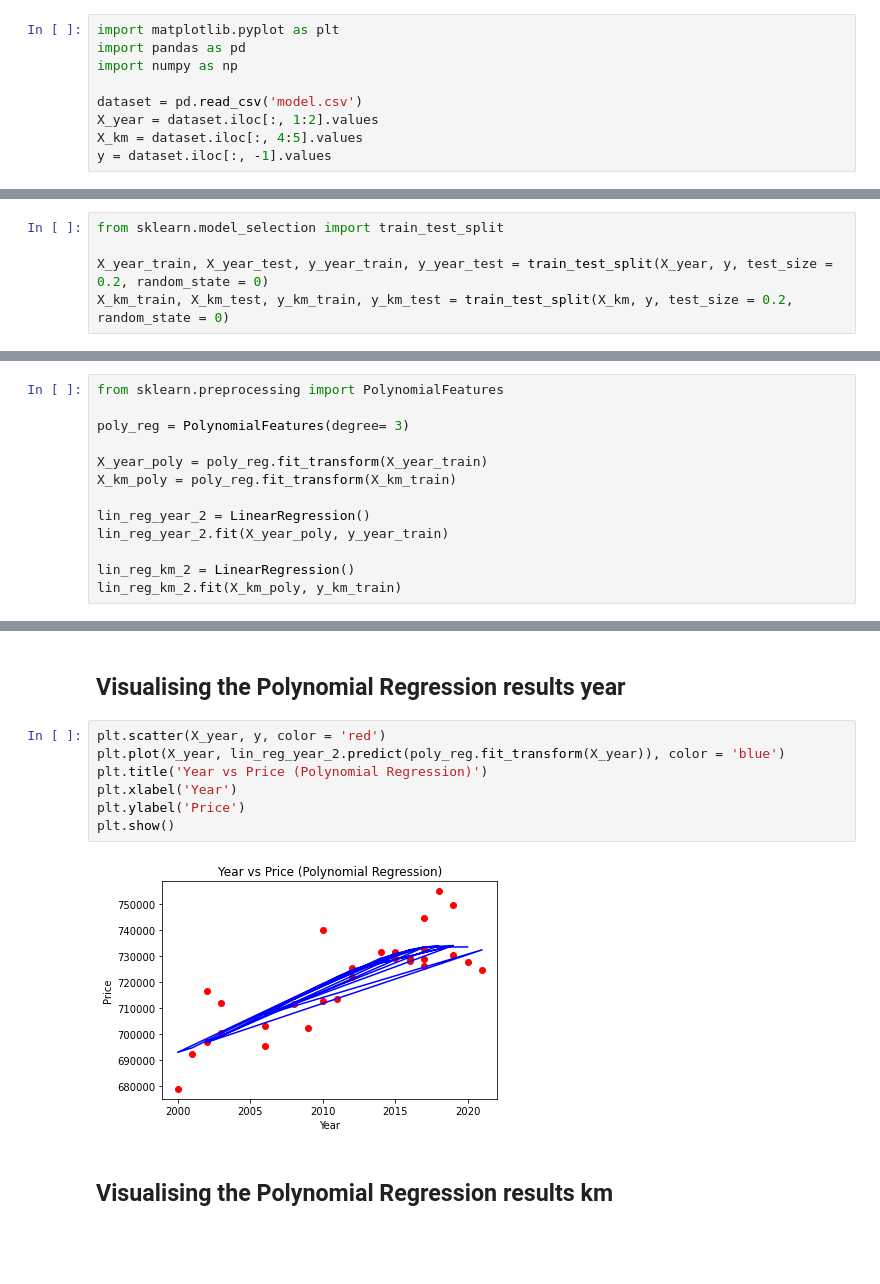
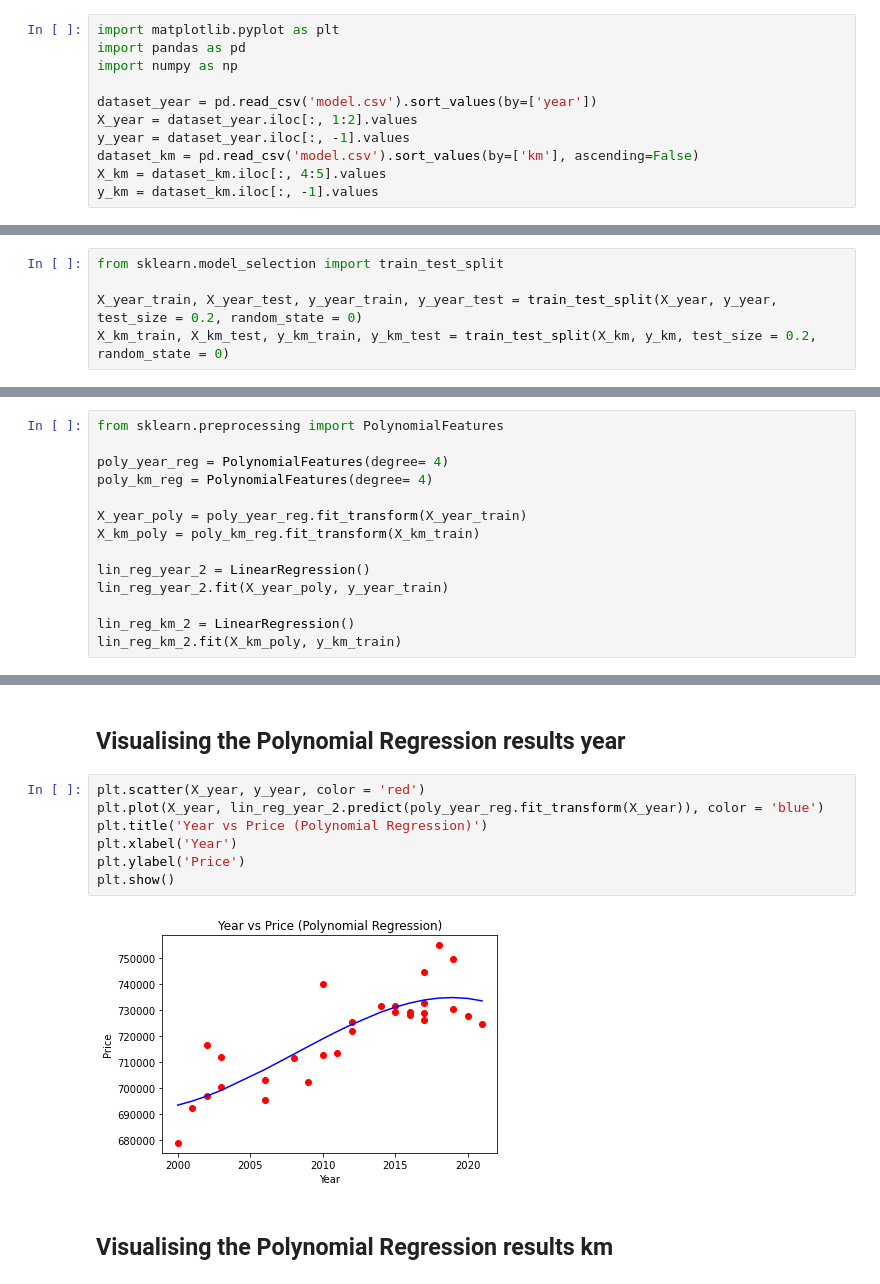
Before and after one commit to Paepke-cph/PythonProject, a Jupyter notebook: machine_learning/src/Polynomial_vs_LinearRegression.ipynb, the cells around one changed output, grey strips where cells are left out. Drawn from its saved outputs; the diff is of its cells as text; blank space fills up the shorter version.

Commit message:
fixed polynomial regression with sorting the dataset

```diff
--- a/machine_learning/src/Polynomial_vs_LinearRegression.ipynb
+++ b/machine_learning/src/Polynomial_vs_LinearRegression.ipynb
@@ -7,17 +7,19 @@ import matplotlib.pyplot as plt
 import pandas as pd
 import numpy as np
 
-dataset = pd.read_csv('model.csv')
-X_year = dataset.iloc[:, 1:2].values
-X_km = dataset.iloc[:, 4:5].values
-y = dataset.iloc[:, -1].values
+dataset_year = pd.read_csv('model.csv').sort_values(by=['year'])
+X_year = dataset_year.iloc[:, 1:2].values
+y_year = dataset_year.iloc[:, -1].values
+dataset_km = pd.read_csv('model.csv').sort_values(by=['km'], ascending=False)
+X_km = dataset_km.iloc[:, 4:5].values
+y_km = dataset_km.iloc[:, -1].values
 # %% [markdown]
 ## Splitting up the dataset for training
 # %%
 from sklearn.model_selection import train_test_split
 
-X_year_train, X_year_test, y_year_train, y_year_test = train_test_split(X_year, y, test_size = 0.2, random_state = 0)
-X_km_train, X_km_test, y_km_train, y_km_test = train_test_split(X_km, y, test_size = 0.2, random_state = 0)
+X_year_train, X_year_test, y_year_train, y_year_test = train_test_split(X_year, y_year, test_size = 0.2, random_state = 0)
+X_km_train, X_km_test, y_km_train, y_km_test = train_test_split(X_km, y_km, test_size = 0.2, random_state = 0)
 # %% [markdown]
 ## Training the Linear Regression model
 # %%
@@ -34,10 +36,11 @@ LinearRegression()
 # %%
 from sklearn.preprocessing import PolynomialFeatures
 
-poly_reg = PolynomialFeatures(degree= 3)
+poly_year_reg = PolynomialFeatures(degree= 4)
+poly_km_reg = PolynomialFeatures(degree= 4)
 
-X_year_poly = poly_reg.fit_transform(X_year_train)
-X_km_poly = poly_reg.fit_transform(X_km_train)
+X_year_poly = poly_year_reg.fit_transform(X_year_train)
+X_km_poly = poly_km_reg.fit_transform(X_km_train)
 
 lin_reg_year_2 = LinearRegression()
 lin_reg_year_2.fit(X_year_poly, y_year_train)
@@ -71,14 +74,14 @@ plt.show()
 # %% [markdown]
 ## Visualising the Polynomial Regression results year
 # %%
-plt.scatter(X_year, y, color = 'red')
-plt.plot(X_year, lin_reg_year_2.predict(poly_reg.fit_transform(X_year)), color = 'blue')
+plt.scatter(X_year, y_year, color = 'red')
+plt.plot(X_year, lin_reg_year_2.predict(poly_year_reg.fit_transform(X_year)), color = 'blue')
 plt.title('Year vs Price (Polynomial Regression)')
 plt.xlabel('Year')
 plt.ylabel('Price')
 plt.show()
 # %% [output]
-[figure, old version]
+[figure, new version]
 # %% [markdown]
 ## Visualising the Polynomial Regression results km
 # %%
```
Also changed, not shown: parts of 5 cells of this notebook.
